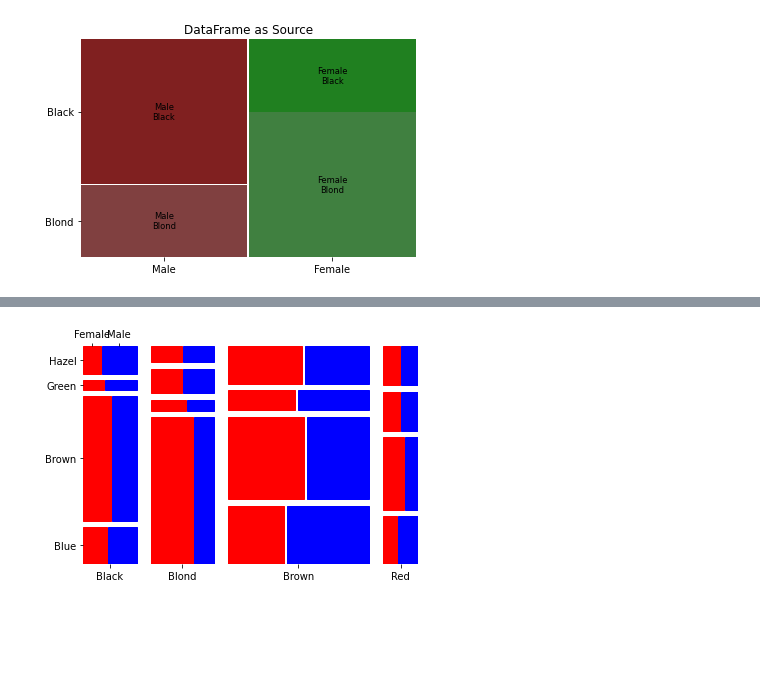
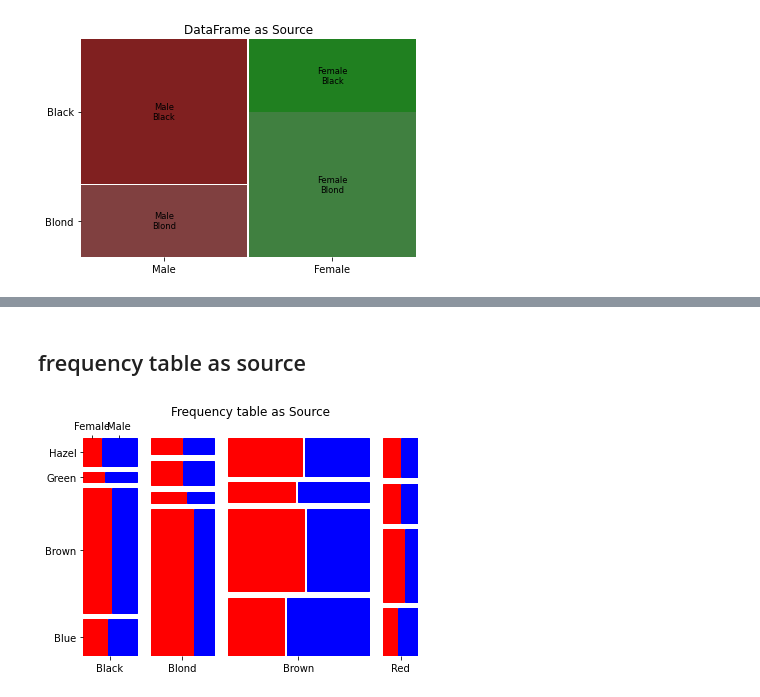
Before and after one commit to morrisgpeter/Python-graphs, a Jupyter notebook: Python plot library.ipynb, the cells around one changed output, grey strips where cells are left out. Drawn from its saved outputs; the diff is of its cells as text; code cells hidden in the pictures; blank space fills up the shorter version.

```diff
--- a/Python plot library.ipynb
+++ b/Python plot library.ipynb
@@ -91,11 +83,2 @@ df = pd.DataFrame(data('HairEyeColor'))
-# %%
-props = lambda key: {'color': 'red' if 'Female' in key else 'blue'} # Choosing colors
-mosaic(df.groupby(['Hair', 'Eye', 'Sex']).sum()["Freq"],
-       properties = props,
-       axes_label = True,
-       labelizer = lambda k: '', # empty labels
-       gap = 0.05)
-plt.box(False) # removing chart frame
-plt.show()
-# %% [output]
-[figure, removed]
+# %% [markdown]
+## frequency table as source
@@ -101,0 +91,12 @@ plt.show()
+# %%
+props = lambda key: {'color': 'red' if 'Female' in key else 'blue'} # Choosing colors
+mosaic(df.groupby(['Hair', 'Eye', 'Sex']).sum()["Freq"],
+       properties = props,
+       axes_label = True,
+       labelizer = lambda k: '', # empty labels
+       gap = 0.05,
+       title='Frequency table as Source')
+plt.box(False) # removing chart frame
+plt.show()
+# %% [output]
+[figure, added]
```
Also changed, not shown: parts of 9 cells of this notebook.
